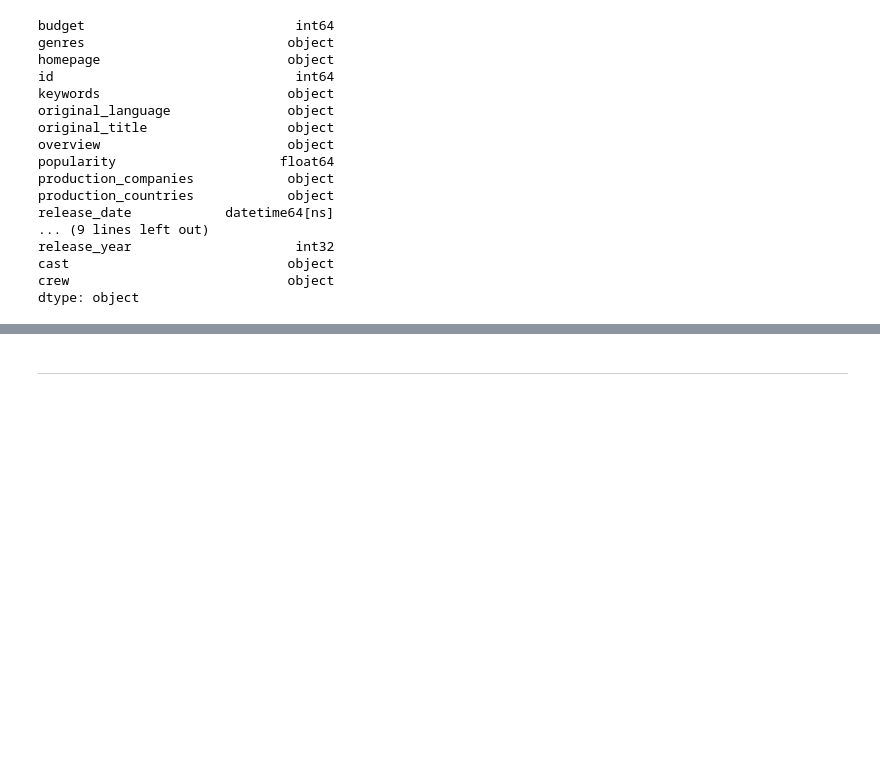
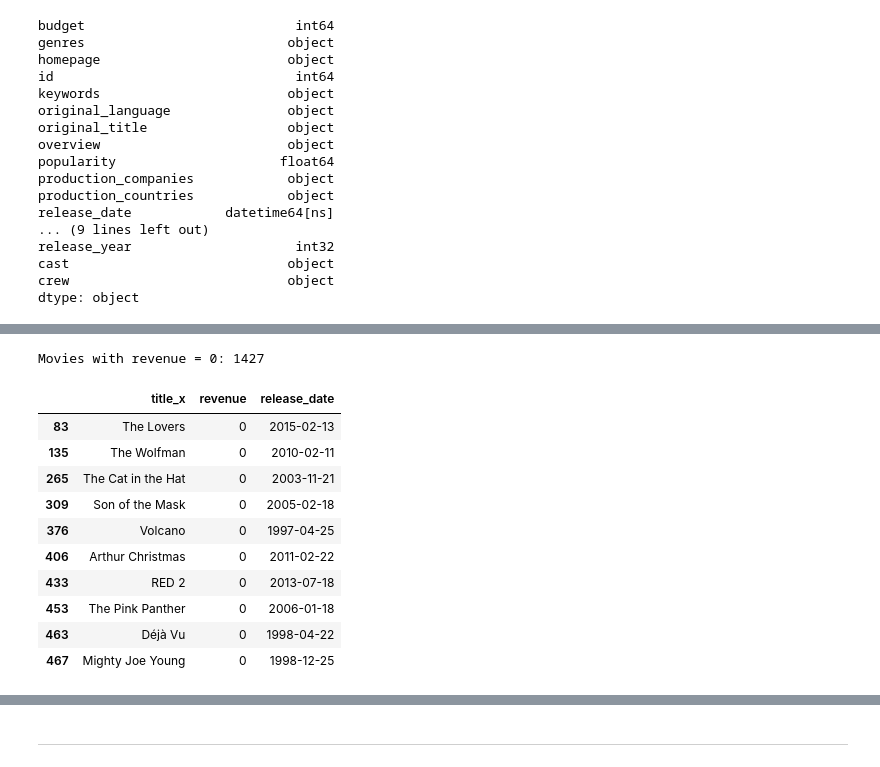
Before and after one commit to JayneLawley/Team1_TMDb_Hackathon_2, a Jupyter notebook: jupyter_notebooks/ETL.ipynb, the cells around one changed output, grey strips where cells are left out. Cells and saved outputs as stored; diff of their text form; code cells hidden in the pictures; blank space fills up the shorter version.

```diff
--- a/jupyter_notebooks/ETL.ipynb
+++ b/jupyter_notebooks/ETL.ipynb
@@ -521,0 +546,17 @@ NOTE
+# %%
+df_zero_revenue = merged_df[merged_df['Revenue'] == 0]
+print(f"Movies with revenue = 0: {len(df_zero_revenue)}")
+df_zero_revenue[['Title_x' , 'Revenue', 'Release_date']].head(10)
+# %% [output]
+Movies with revenue = 0: 1427
+|  | title_x | revenue | release_date |
+| 83 | The Lovers | 0 | 2015-02-13 |
+| 135 | The Wolfman | 0 | 2010-02-11 |
+| 265 | The Cat in the Hat | 0 | 2003-11-21 |
+| 309 | Son of the Mask | 0 | 2005-02-18 |
+| 376 | Volcano | 0 | 1997-04-25 |
+| 406 | Arthur Christmas | 0 | 2011-02-22 |
+| 433 | RED 2 | 0 | 2013-07-18 |
+| 453 | The Pink Panther | 0 | 2006-01-18 |
+| 463 | Déjà Vu | 0 | 1998-04-22 |
+| 467 | Mighty Joe Young | 0 | 1998-12-25 |
```
Also changed, not shown: parts of 19 cells of this notebook.
